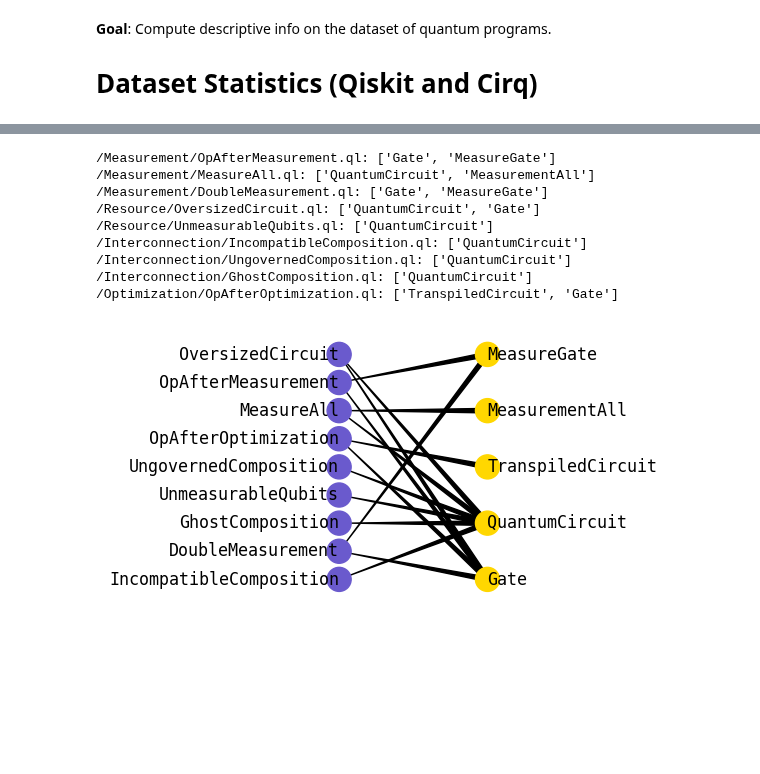
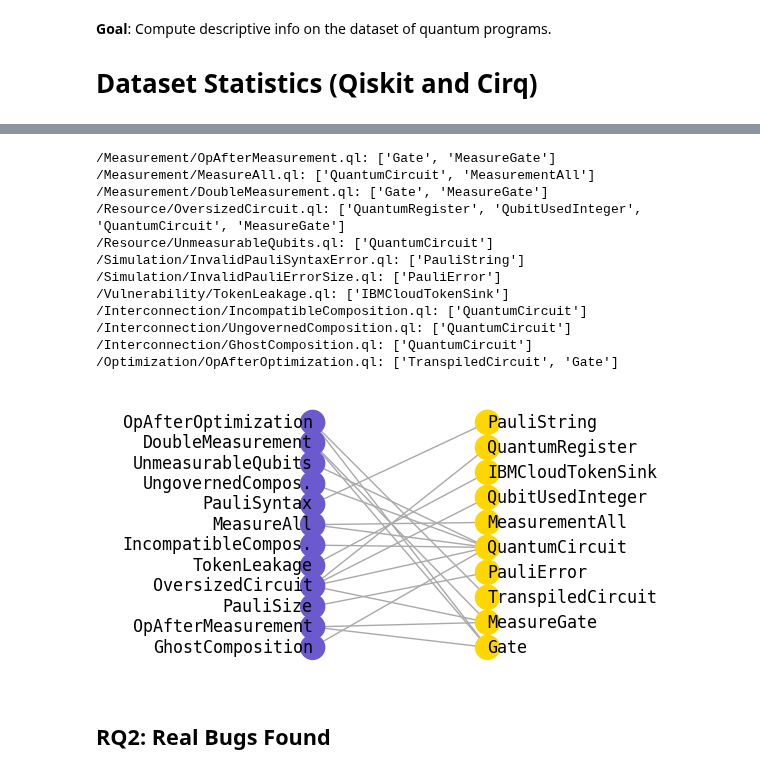
Before and after one commit to sola-st/LintQ, a Jupyter notebook: notebooks/08_Dataset_Stats.ipynb, the cells around one changed output, grey strips where cells are left out. Saved outputs shown, nothing was run; the diff lists cells and outputs as text; code cells hidden in the pictures; blank space fills up the shorter version.

```diff
--- a/notebooks/08_Dataset_Stats.ipynb
+++ b/notebooks/08_Dataset_Stats.ipynb
@@ -181,21 +192,31 @@ def check_abstractions_used(abstraction: List[str], content: str) -> bool:
 
 
 query_to_abstraction = {}
-
+mapping_renaming = {
+    'InvalidPauliSyntaxError': 'PauliSyntax',
+    'InvalidPauliErrorSize': 'PauliSize',
+    'IncompatibleComposition': 'IncompatibleCompos.',
+    'UngovernedComposition': 'UngovernedCompos.',
+}
 for query_name, query_content in query_files.items():
     abstractions_used = check_abstractions_used(
         abstraction=all_abstraction_defined,
         content=query_content)
     if abstractions_used:
         base_name = query_name.split('/')[-1].replace('.ql', '')
+        if base_name in mapping_renaming:
+            base_name = mapping_renaming[base_name]
         query_to_abstraction[base_name] = abstractions_used
         print(f'{query_name}: {abstractions_used}')
 # %% [output]
 /Measurement/OpAfterMeasurement.ql: ['Gate', 'MeasureGate']
 /Measurement/MeasureAll.ql: ['QuantumCircuit', 'MeasurementAll']
 /Measurement/DoubleMeasurement.ql: ['Gate', 'MeasureGate']
-/Resource/OversizedCircuit.ql: ['QuantumCircuit', 'Gate']
+/Resource/OversizedCircuit.ql: ['QuantumRegister', 'QubitUsedInteger', 'QuantumCircuit', 'MeasureGate']
 /Resource/UnmeasurableQubits.ql: ['QuantumCircuit']
+/Simulation/InvalidPauliSyntaxError.ql: ['PauliString']
+/Simulation/InvalidPauliErrorSize.ql: ['PauliError']
+/Vulnerability/TokenLeakage.ql: ['IBMCloudTokenSink']
 /Interconnection/IncompatibleComposition.ql: ['QuantumCircuit']
 /Interconnection/UngovernedComposition.ql: ['QuantumCircuit']
 /Interconnection/GhostComposition.ql: ['QuantumCircuit']
@@ -230,7 +251,7 @@ for abstractions in query_to_abstraction.values():
 # add edges: directed from query to abstraction
 for query_name, abstractions in query_to_abstraction.items():
     for abstraction in abstractions:
-        G.add_edge(abstraction, query_name)
+        G.add_edge(query_name, abstraction)
 
 # place all abstractions on the left
 pos = nx.bipartite_layout(G, nodes=[
@@ -258,11 +279,11 @@ for node in G:
 G_left_nodes = G.subgraph(left_nodes)
 G_right_nodes = G.subgraph(right_nodes)
 
-
 nx.draw(
     G, pos=pos,
     node_color=color_map,
-    arrowstyle='wedge',
+    arrowstyle='-',
+    edge_color='darkgray',
     ax=ax
 )
 nx.draw_networkx_labels(
@@ -301,31 +322,33 @@ nx.draw_networkx_labels(
 # for label, text in labels.items():
 #     location = text.get_position()
 #     print(label, location)
 #     # remove it
 #     if label.strip() != '':
 #         text.remove()
 #     x, y = location
 #     length = len(label)
 #     base_distance = 1.5
 #     if not label in query_to_abstraction.keys():
 #         x_shift = base_distance * char_width
 #     else:
 #         x_shift = - ((length) * char_width)
 #     new_x = x + x_shift
 #     new_y = y
 #     t = plt.text(
 #         new_x,
 #         new_y,
 #         label,
 #         fontsize=FONT_SIZE,
 #         family='monospace',
 
 #     )
 #     t.set_clip_on(False)
 plt.tight_layout(
     pad=1,
 )
 fig.savefig(
     os.path.join(PAPER_DIR, 'abstraction_graph.pdf'))
 # %% [output]
-[figure, old version]
+[figure, new version]
+# %% [markdown]
+## RQ2: Real Bugs Found
```
Also changed, not shown: parts of 22 cells of this notebook, 4 other files.
